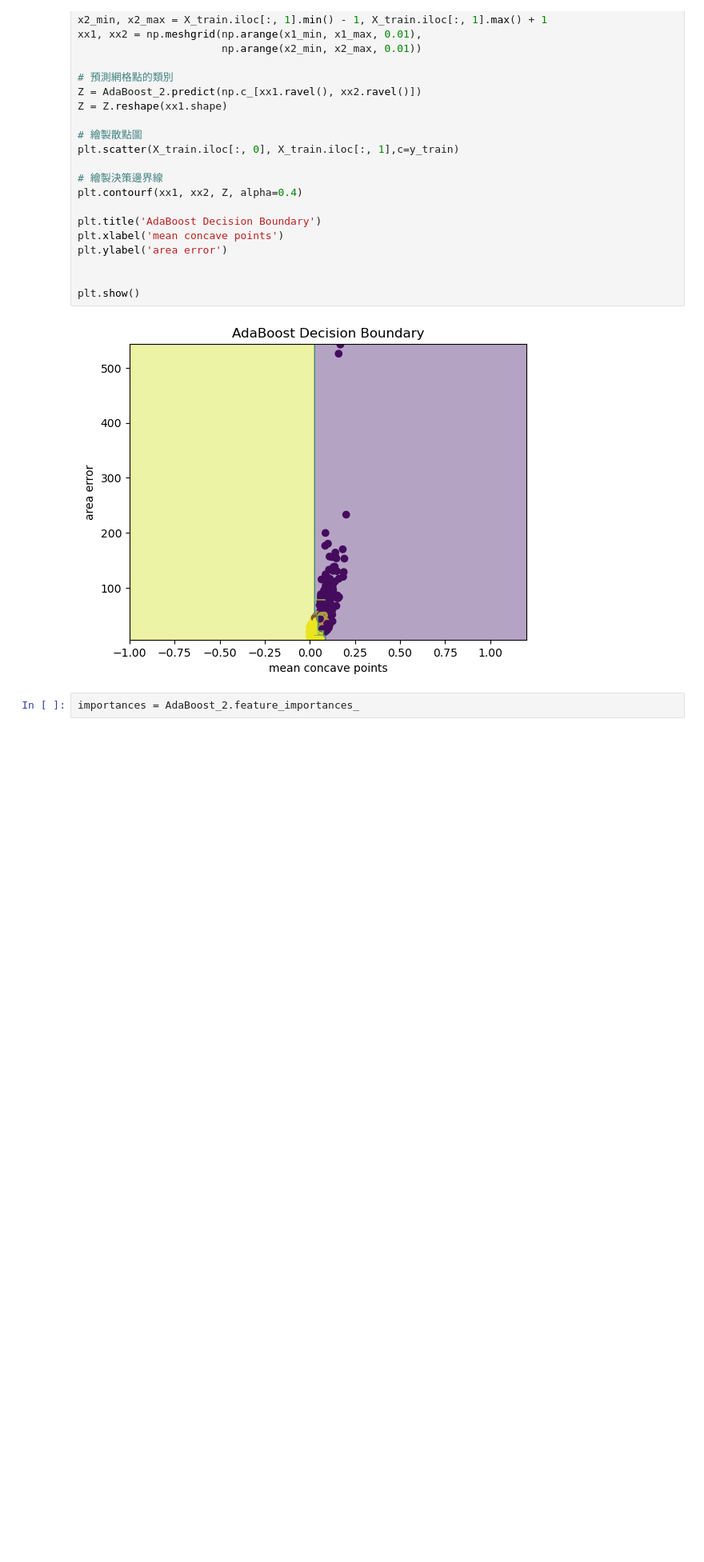
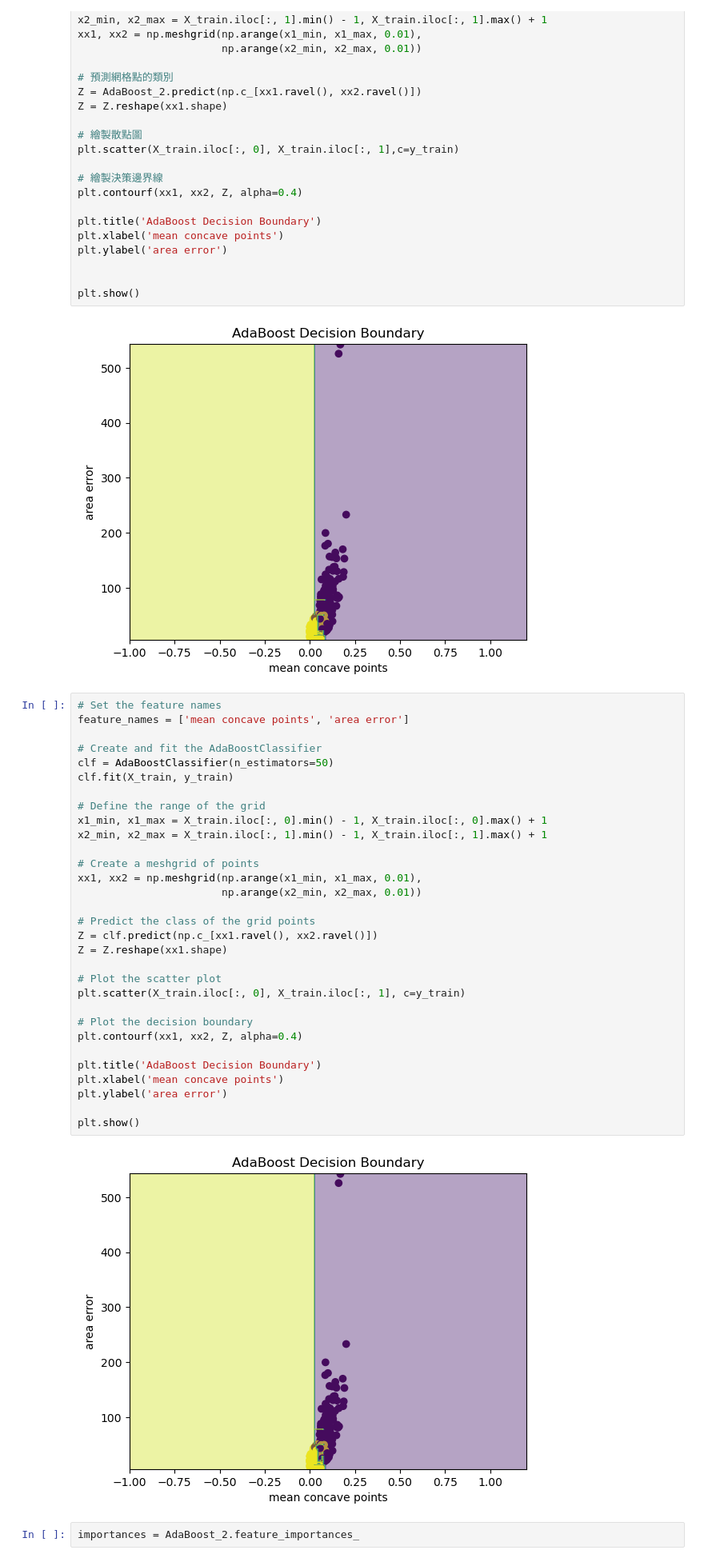
Before and after one commit to quilty1012/IMLP347, a Jupyter notebook: Special Report.ipynb, the cells around one changed output. Shown at 80% size. Drawn from its saved outputs; the diff is of its cells as text; blank space fills up the shorter version.

```diff
--- a/Special Report.ipynb
+++ b/Special Report.ipynb
@@ -1787,6 +1840,39 @@ plt.ylabel('area error')
 plt.show()
 # %% [output]
 [figure]
+# %%
+# Set the feature names
+feature_names = ['mean concave points', 'area error']
+
+# Create and fit the AdaBoostClassifier
+clf = AdaBoostClassifier(n_estimators=50)
+clf.fit(X_train, y_train)
+
+# Define the range of the grid
+x1_min, x1_max = X_train.iloc[:, 0].min() - 1, X_train.iloc[:, 0].max() + 1
+x2_min, x2_max = X_train.iloc[:, 1].min() - 1, X_train.iloc[:, 1].max() + 1
+
+# Create a meshgrid of points
+xx1, xx2 = np.meshgrid(np.arange(x1_min, x1_max, 0.01),
+                       np.arange(x2_min, x2_max, 0.01))
+
+# Predict the class of the grid points
+Z = clf.predict(np.c_[xx1.ravel(), xx2.ravel()])
+Z = Z.reshape(xx1.shape)
+
+# Plot the scatter plot
+plt.scatter(X_train.iloc[:, 0], X_train.iloc[:, 1], c=y_train)
+
+# Plot the decision boundary
+plt.contourf(xx1, xx2, Z, alpha=0.4)
+
+plt.title('AdaBoost Decision Boundary')
+plt.xlabel('mean concave points')
+plt.ylabel('area error')
+
+plt.show()
+# %% [output]
+[figure, added]
 # %%
 importances = AdaBoost_2.feature_importances_
 # %%
```
Also changed, not shown: parts of 27 cells of this notebook, 1 other file.
